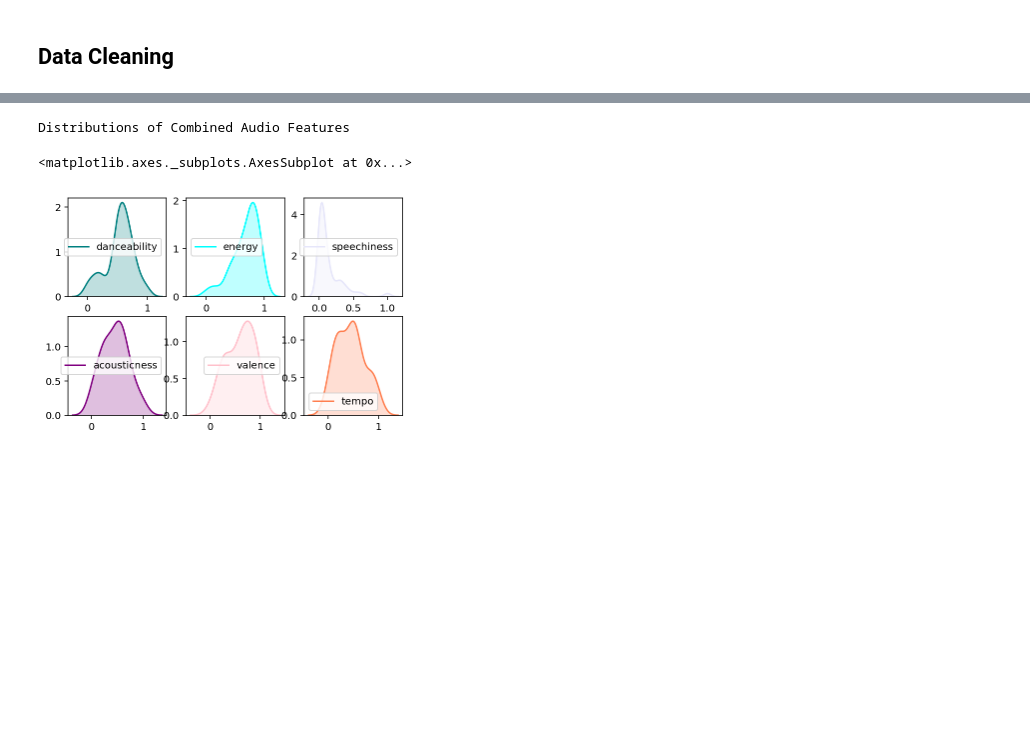
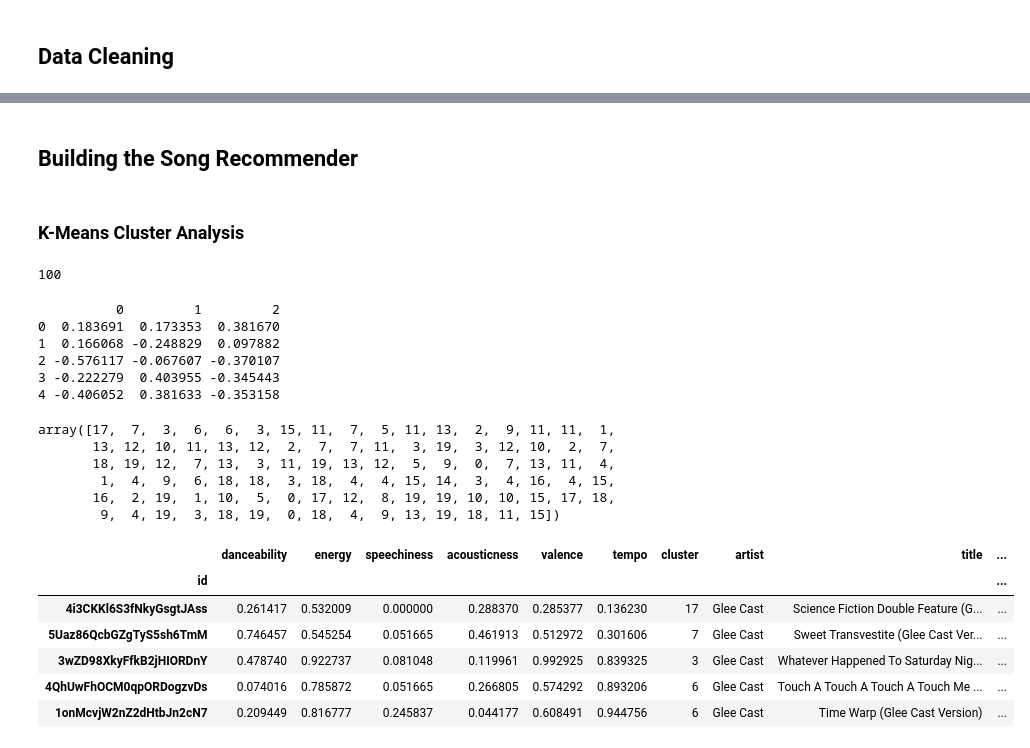
Before and after one commit to viguardieiro/CodeStageProject, a Jupyter notebook: GetSongAudioFeatures.ipynb, the cells around one changed output, grey strips where cells are left out. Drawn from its saved outputs; the diff is of its cells as text; code cells hidden in the pictures; blank space fills up the shorter version.

```diff
--- a/GetSongAudioFeatures.ipynb
+++ b/GetSongAudioFeatures.ipynb
@@ -110,23 +131,4 @@ user_df.describe()
 | max | 1.000000 | 1.000000 | 1.000000 | 1.000000 | 1.000000 | 1.000000 |
-# %%
-# Visualizing distribution of audio features of our combined songs
-print("Distributions of Combined Audio Features")
-plt.subplot(2,3,1)
-sns.kdeplot(data=user_df.danceability,shade=True,color='teal')
-plt.subplot(2,3,2)
-sns.kdeplot(data=user_df.energy,shade=True,color='cyan')
-plt.subplot(2,3,3)
-sns.kdeplot(data=user_df.speechiness,shade=True,color='lavender')
-plt.subplot(2,3,4)
-sns.kdeplot(data=user_df.acousticness,shade=True,color='purple')
-plt.subplot(2,3,5)
-sns.kdeplot(data=user_df.valence,shade=True,color='pink')
-plt.subplot(2,3,6)
-sns.kdeplot(data=user_df.tempo,shade=True,color='coral')
-# %% [output]
-Distributions of Combined Audio Features
-<matplotlib.axes._subplots.AxesSubplot at 0x...>
-[figure, removed]
 # %%
 #Making into A CSV
 
@@ -133,0 +136,57 @@ user_df.to_csv('User_top_50_song_features.csv')
+# %% [markdown]
+## Building the Song Recommender
+# %% [markdown]
+### K-Means Cluster Analysis
+# %%
+# Get 20 clusters from 100 songs
+
+clusters = user_id*10
+kmeans = KMeans(n_clusters=clusters)
+kmeans.fit(audio_feat)
+len(kmeans.labels_)
+# %% [output]
+100
+# %%
+from sklearn.decomposition import PCA
+
+pca = PCA(3)
+pca.fit(audio_feat)
+
+pca_data = pd.DataFrame(pca.transform(audio_feat))
+
+print(pca_data.head())
+# %% [output]
+          0         1         2
+0  0.183691  0.173353  0.381670
+1  0.166068 -0.248829  0.097882
+2 -0.576117 -0.067607 -0.370107
+3 -0.222279  0.403955 -0.345443
+4 -0.406052  0.381633 -0.353158
+# %%
+scaler = MinMaxScaler()
+scaled = scaler.fit_transform(audio_feat)
+y_kmeans = kmeans.fit_predict(scaled)
+y_kmeans
+# %% [output]
+array([17,  7,  3,  6,  6,  3, 15, 11,  7,  5, 11, 13,  2,  9, 11, 11,  1,
+       13, 12, 10, 11, 13, 12,  2,  7,  7, 11,  3, 19,  3, 12, 10,  2,  7,
+       18, 19, 12,  7, 13,  3, 11, 19, 13, 12,  5,  9,  0,  7, 13, 11,  4,
+        1,  4,  9,  6, 18, 18,  3, 18,  4,  4, 15, 14,  3,  4, 16,  4, 15,
+       16,  2, 19,  1, 10,  5,  0, 17, 12,  8, 19, 19, 10, 10, 15, 17, 18,
+        9,  4, 19,  3, 18, 19,  0, 18,  4,  9, 13, 19, 18, 11, 15])
+# %%
+# Updating dataframe with assigned clusters
+
+audio_feat['cluster'] = y_kmeans
+audio_feat['artist'] = all_songs.artist.tolist()
+audio_feat['title'] = all_songs.song.tolist()
+audio_feat['user'] = all_songs.user.tolist()
+audio_feat.head()
+# %% [output]
+|  | danceability | energy | speechiness | acousticness | valence | tempo | cluster | artist | title | ... |
+| id |  |  |  |  |  |  |  |  |  | ... |
+| 4i3CKKl6S3fNkyGsgtJAss | 0.261417 | 0.532009 | 0.000000 | 0.288370 | 0.285377 | 0.136230 | 17 | Glee Cast | Science Fiction Double Feature (G... | ... |
+| 5Uaz86QcbGZgTyS5sh6TmM | 0.746457 | 0.545254 | 0.051665 | 0.461913 | 0.512972 | 0.301606 | 7 | Glee Cast | Sweet Transvestite (Glee Cast Ver... | ... |
+| 3wZD98XkyFfkB2jHIORDnY | 0.478740 | 0.922737 | 0.081048 | 0.119961 | 0.992925 | 0.839325 | 3 | Glee Cast | Whatever Happened To Saturday Nig... | ... |
+| 4QhUwFhOCM0qpORDogzvDs | 0.074016 | 0.785872 | 0.051665 | 0.266805 | 0.574292 | 0.893206 | 6 | Glee Cast | Touch A Touch A Touch A Touch Me ... | ... |
+| 1onMcvjW2nZ2dHtbJn2cN7 | 0.209449 | 0.816777 | 0.245837 | 0.044177 | 0.608491 | 0.944756 | 6 | Glee Cast | Time Warp (Glee Cast Version) | ... |
```
Also changed, not shown: parts of 25 cells of this notebook.
